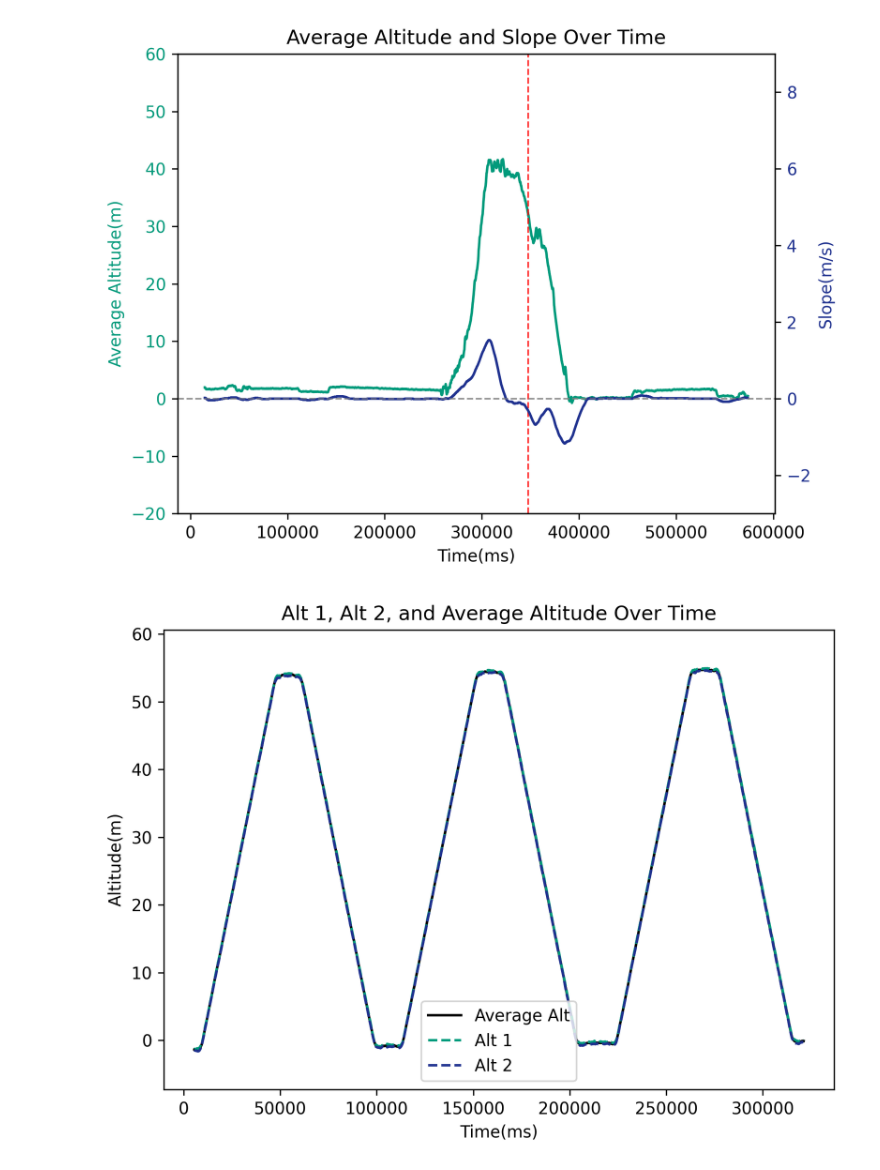
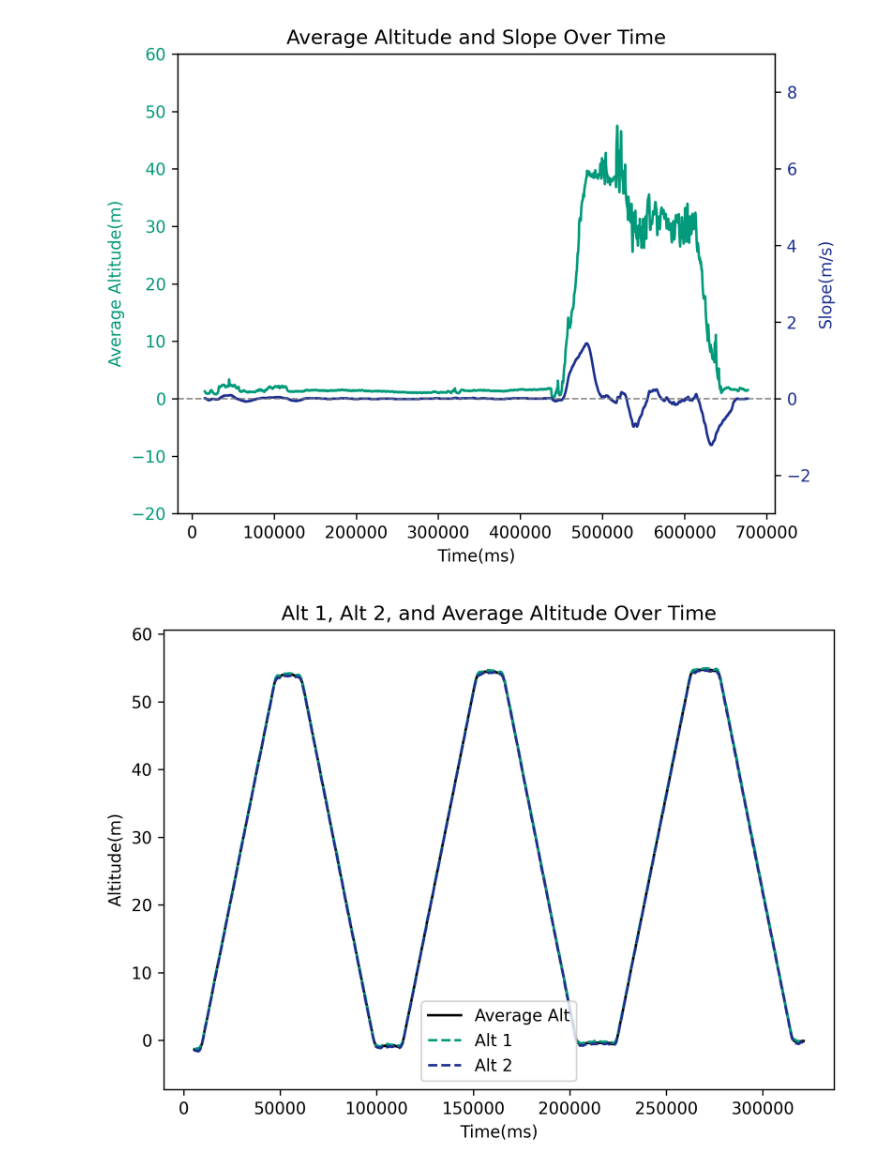
Before and after one commit to happpycorn/2025_Rocket, a Jupyter notebook: Program/Elevator_Test/Read_data.ipynb, the cells around one changed output. Drawn from its saved outputs; the diff is of its cells as text; code cells hidden in the pictures.

```diff
--- a/Program/Elevator_Test/Read_data.ipynb
+++ b/Program/Elevator_Test/Read_data.ipynb
@@ -24,41 +9,41 @@ color_alt = '#019a7b'
 color_slope = '#1f318f'
 
 # 讀取 CSV
-df = pd.read_csv(r'C:\Users\happp\OneDrive\文件\2025_Rocket\0412T2.csv')
+df = pd.read_csv(r'/Users/corn/Documents/Program/2025_Rocket/Test_Record/0412/0412T1.csv')
 # %%
 # 畫圖
 fig, ax1 = plt.subplots(dpi=300)
 
 # 左邊 y 軸：average_alt
 ax1.set_xlabel('Time(ms)')
 ax1.set_ylabel('Average Altitude(m)', color=color_alt)
 ax1.plot(df["Time"], df["Ave_Alt"], color=color_alt, label='Average Altitude')
 ax1.tick_params(axis='y', labelcolor=color_alt)
 ax1.set_ylim(-20, 60)
 
 # 加入左邊 0 線
 ax1.axhline(0, color='gray', linestyle='--', linewidth=1, alpha=0.6)
 
 # 右邊 y 軸：slope
 ax2 = ax1.twinx()
 ax2.set_ylabel('Slope(m/s)', color=color_slope)
 ax2.plot(df["Time"], df["Slope"], color=color_slope, label='Slope')
 ax2.tick_params(axis='y', labelcolor=color_slope)
 ax2.set_ylim(-3, 9)
 
 # 加入右邊 0 線
 ax2.axhline(0, color='gray', linestyle='--', linewidth=1, alpha=0.6)
 
 # 加入垂直線（假設在 Time = 5000 毫秒）
-vertical_time = 347658
-ax1.axvline(x=vertical_time, color='red', linestyle='--', linewidth=1, alpha=0.8)
+# vertical_time = 347658
+# ax1.axvline(x=vertical_time, color='red', linestyle='--', linewidth=1, alpha=0.8)
 
 # 顯示圖
 plt.title("Average Altitude and Slope Over Time")
 fig.tight_layout()
 plt.show()
 # %% [output]
-[figure, old version]
+[figure, new version]
 # %%
 # 顏色設定
 color_alt1 = '#019a7b'
```
Also changed, not shown: parts of 1 cell of this notebook.
